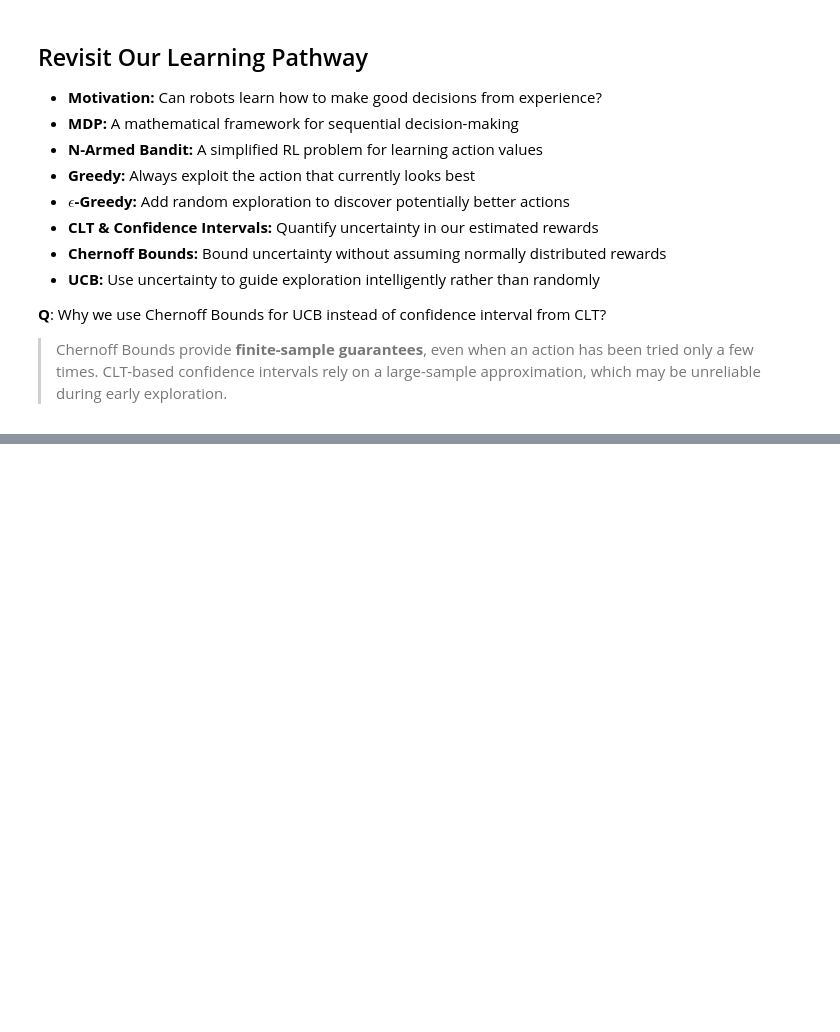
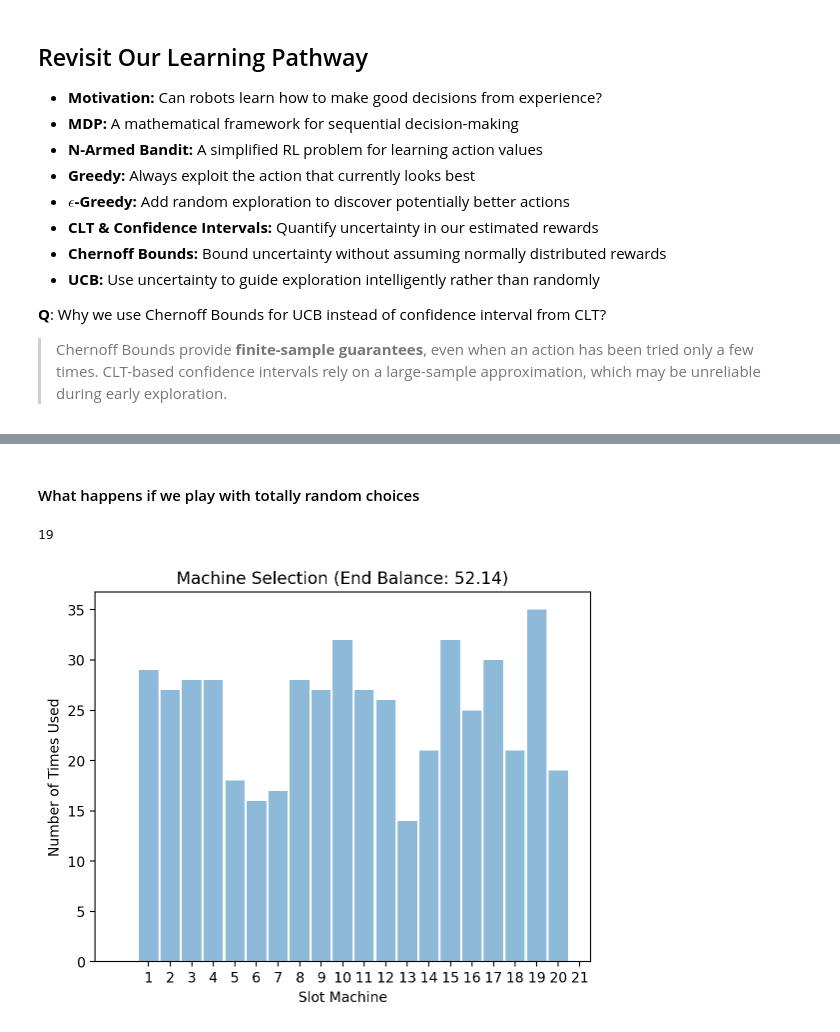
Before and after one commit to yanhai-xiong/DATA301-AML, a Jupyter notebook: Module 2 - Reinforcement Learning and Association Rules/Section 1.1 - Confidence_Intervals_and_Reinforcement_Learning.ipynb, the cells around one changed output, grey strips where cells are left out. Cells and saved outputs as stored; diff of their text form; code cells hidden in the pictures; blank space fills up the shorter version.

```diff
--- a/Module 2 - Reinforcement Learning and Association Rules/Section 1.1 - Confidence_Intervals_and_Reinforcement_Learning.ipynb
+++ b/Module 2 - Reinforcement Learning and Association Rules/Section 1.1 - Confidence_Intervals_and_Reinforcement_Learning.ipynb
@@ -455,0 +393,24 @@ Reinforcement Learning is a powerful and versatile framework that continues to e
+# %%
+# We define the machines and their rewards
+def Casino(machine): # here we make a Casino with many slot machines
+
+    if(machine == 1):
+        return round(norm.rvs(loc=0,scale=1),2)
+
+    if(machine == 2):
+        return round(uniform.rvs(loc=0.1,scale=1),2)
+
+    if(machine>=3 and machine <=10):
+        return round(triang.rvs(loc=0,scale=1,c=0.5),2)
+
+    if(machine >=11 and machine <=14):
+        return round(triang.rvs(loc=0.5,scale=1,c=0.5),2)
+
+    if(machine == 15): # this is the lucky one
+        return round(triang.rvs(loc=0.8,scale=3.2,c=1/16),2)
+
+    if(machine >= 16 and machine <= 20):
+        return round(uniform.rvs(0,scale=1.25),2)
+
+    if(machine >20):
+        print("There are only 20 slot machines!")
@@ -455,0 +481,29 @@ Reinforcement Learning is a powerful and versatile framework that continues to e
+# %% [markdown]
+#### What happens if we play with totally random choices
+# %%
+# this is playing all machines by random choices
+N = 500 # the total number of times to play
+d = 20 # the number of machines
+# tracker variables
+machine_record = []
+award_record = []
+balance = 200.0
+for n in range(N):
+    machine_choice = np.random.randint(1,d+1) # we choose a random machine each time
+    machine_record.append(machine_choice)
+    cash_reward = Casino(machine = machine_choice)
+    award_record.append(cash_reward)
+    balance = (balance - 1.0) + cash_reward
+# %%
+sum(np.array(machine_record)==20)
+# %% [output]
+19
+# %%
+plt.hist(machine_record,bins=range(22),rwidth=0.9, alpha=0.5,align='left')
+plt.title("Machine Selection (End Balance: "+ str(round(balance,2))+")")
+plt.xlabel("Slot Machine")
+plt.ylabel("Number of Times Used")
+plt.xticks(np.arange(1,22,1))
+plt.show()
+# %% [output]
+[figure, added]
```
Also changed, not shown: parts of 32 cells of this notebook, 1 other file.
